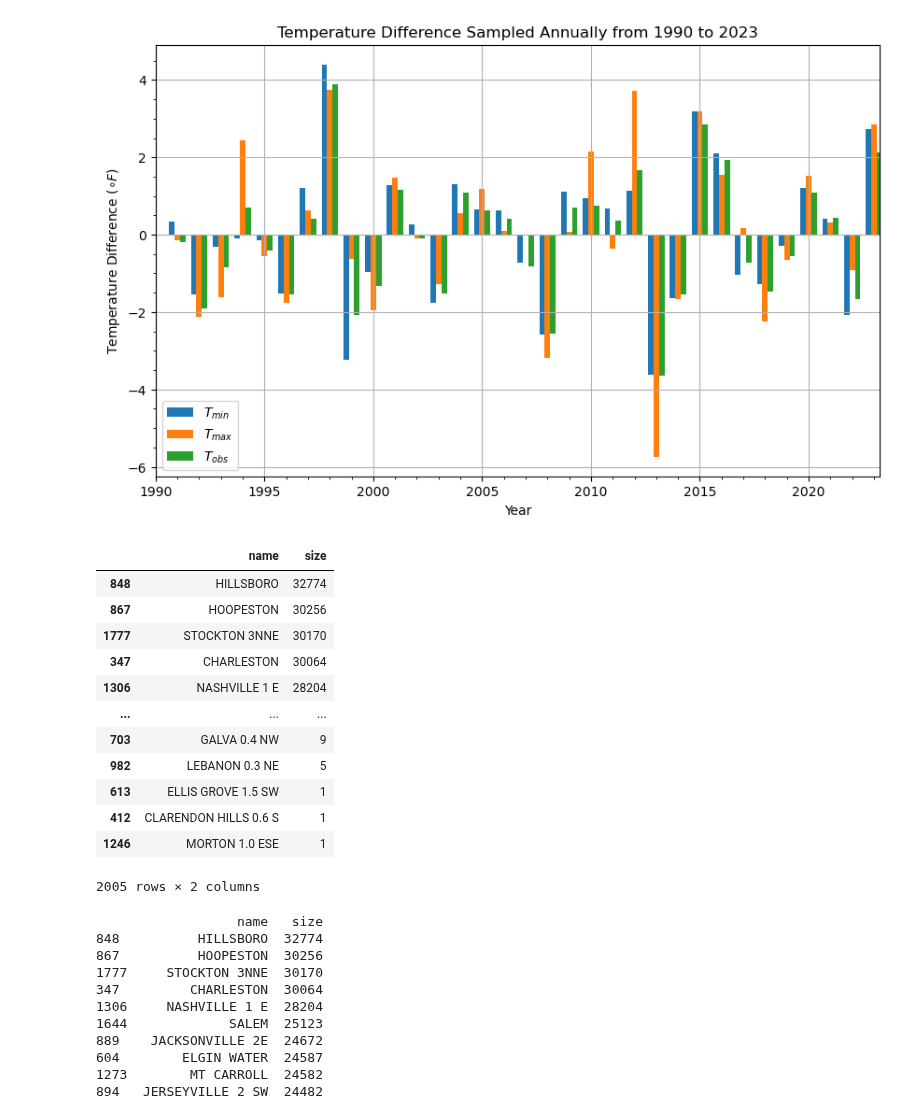
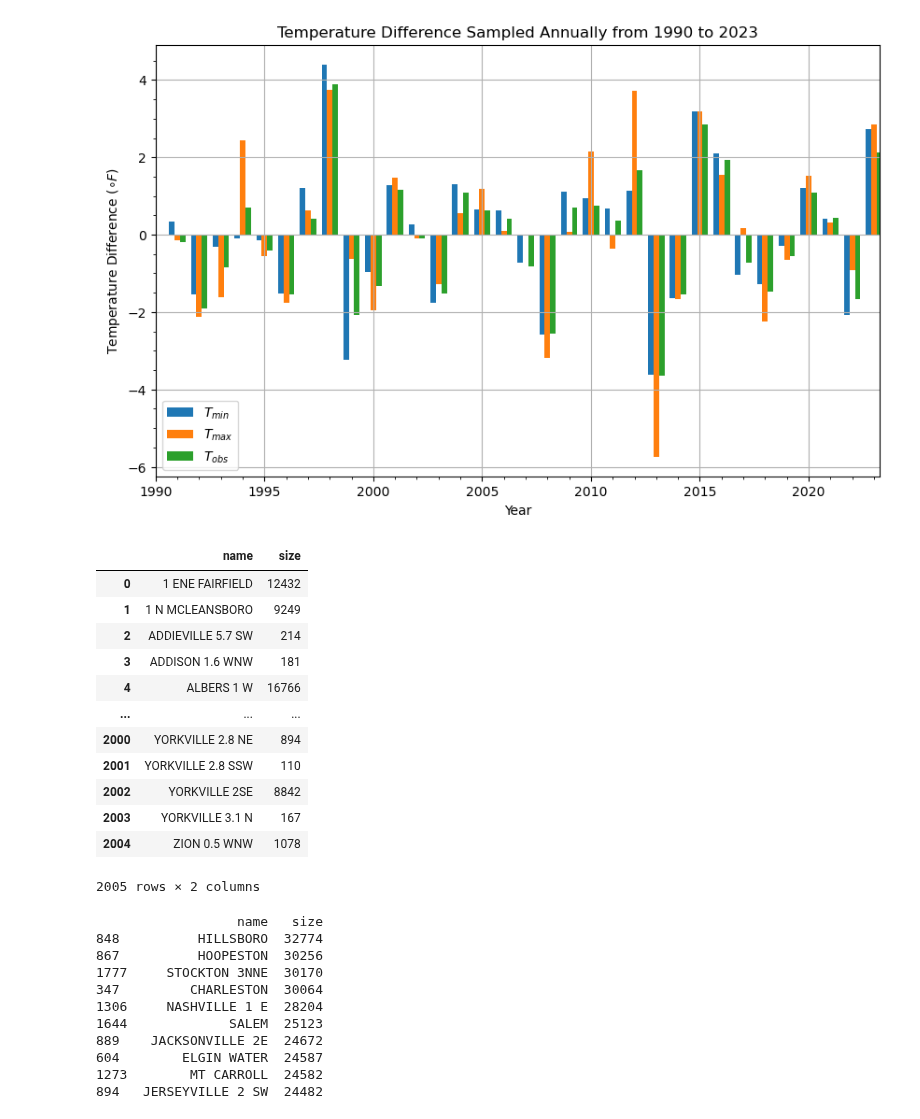
Before and after one commit to hfactor13/IllinoisWeather, a Jupyter notebook: weather_analysis.ipynb, the cells around one changed output. Saved outputs shown, nothing was run; the diff lists cells and outputs as text; code cells hidden in the pictures.

```diff
--- a/weather_analysis.ipynb
+++ b/weather_analysis.ipynb
@@ -154,33 +154,20 @@ desired_weather_pivot
 | 7568527 | 2023-12-31 18:00:00 | USC00114198 | HOOPESTON | 40.4664 | -87.6850 | 71.00084 | 0.0 | NaN | 0.0 | 17.0 | ... |
 | 7568528 | 2023-12-31 22:00:00 | USC00112483 | DU QUOIN 4 SE | 37.9878 | -89.1931 | 41.99680 | 0.0 | NaN | NaN | 72.0 | ... |
 7568529 rows × 13 columns
-# %%
-def unit_conversion(df, element_label):
-    """Converts the columns in the dataframe to the appropriate units.
-
-    Args:
-        df (pandas.DataFrame): the dataframe that contains the columns that need conversion
-        element_label (str): the name of the columns that need to be converted
-
-    Raises:
-        Exception: If you provide a label that isn't in the list of conditionals, it will throw an error.
-
-    Returns:
-        pandas.Series: A series of values will be returned at the end of the conversion.
-    """
-    if (element_label == "TMIN") or (element_label == "TMAX") or (element_label == "TOBS"):
-        return 9/5 * (df[element_label] / 10) + 32 # Fahrenheit
-    elif (element_label == "PRCP") or (element_label == "SNOW") or (element_label == "SNWD"):
-        return (df[element_label] / 10) * (1 / 25.4) # Inches
-    else:
-        raise Exception("Invalid element label. You must pick one of the appropriate element types TMIN, TMAX, TOBS, PRCP, SNOW, or SNWD.")
-
-desired_weather_pivot.loc[:, "TMIN"] = unit_conversion(desired_weather_pivot, "TMIN")
-desired_weather_pivot.loc[:, "TMAX"] = unit_conversion(desired_weather_pivot, "TMAX")
-desired_weather_pivot.loc[:, "TOBS"] = unit_conversion(desired_weather_pivot, "TOBS")
-desired_weather_pivot.loc[:, "PRCP"] = unit_conversion(desired_weather_pivot, "PRCP")
-desired_weather_pivot.loc[:, "SNOW"] = unit_conversion(desired_weather_pivot, "SNOW")
-desired_weather_pivot.loc[:, "SNWD"] = unit_conversion(desired_weather_pivot, "SNWD")
+# %%
+# Define a mapping of element columns to their conversion formulas
+conversion_map = {
+    "TMIN": lambda x: 9/5 * (x / 10) + 32,   # tenths of Celsius to Fahrenheit
+    "TMAX": lambda x: 9/5 * (x / 10) + 32,
+    "TOBS": lambda x: 9/5 * (x / 10) + 32,
+    "PRCP": lambda x: (x / 10) * (1 / 25.4), # tenths of mm to inches
+    "SNOW": lambda x: x * (1 / 25.4),
+    "SNWD": lambda x: x * (1 / 25.4),
+}
+
+for col, func in conversion_map.items():
+    if col in desired_weather_pivot.columns:
+        desired_weather_pivot[col] = func(desired_weather_pivot[col])
 # %% [markdown]
 ### This cell below plots the minimum, maximum, and observed temperatures.
 # %% [markdown]
@@ -289,20 +276,20 @@ plt.show()
 [figure]
 # %%
 # Number of observations per station w.r.t. TMIN, TMAX, TOBS
-num_obs_per_station = desired_weather_pivot.groupby("name", as_index = False).size().sort_values(by = "size", ascending = False)
+num_obs_per_station = desired_weather_pivot.groupby("name", as_index = False).size()
 num_obs_per_station
 # %% [output]
 |  | name | size |
-| 848 | HILLSBORO | 32774 |
-| 867 | HOOPESTON | 30256 |
-| 1777 | STOCKTON 3NNE | 30170 |
-| 347 | CHARLESTON | 30064 |
-| 1306 | NASHVILLE 1 E | 28204 |
+| 0 | 1 ENE FAIRFIELD | 12432 |
+| 1 | 1 N MCLEANSBORO | 9249 |
+| 2 | ADDIEVILLE 5.7 SW | 214 |
+| 3 | ADDISON 1.6 WNW | 181 |
+| 4 | ALBERS 1 W | 16766 |
 | ... | ... | ... |
-| 703 | GALVA 0.4 NW | 9 |
-| 982 | LEBANON 0.3 NE | 5 |
-| 613 | ELLIS GROVE 1.5 SW | 1 |
-| 412 | CLARENDON HILLS 0.6 S | 1 |
-| 1246 | MORTON 1.0 ESE | 1 |
+| 2000 | YORKVILLE 2.8 NE | 894 |
+| 2001 | YORKVILLE 2.8 SSW | 110 |
+| 2002 | YORKVILLE 2SE | 8842 |
+| 2003 | YORKVILLE 3.1 N | 167 |
+| 2004 | ZION 0.5 WNW | 1078 |
 2005 rows × 2 columns
 # %%
```
Also changed, not shown: parts of 3 cells of this notebook.
